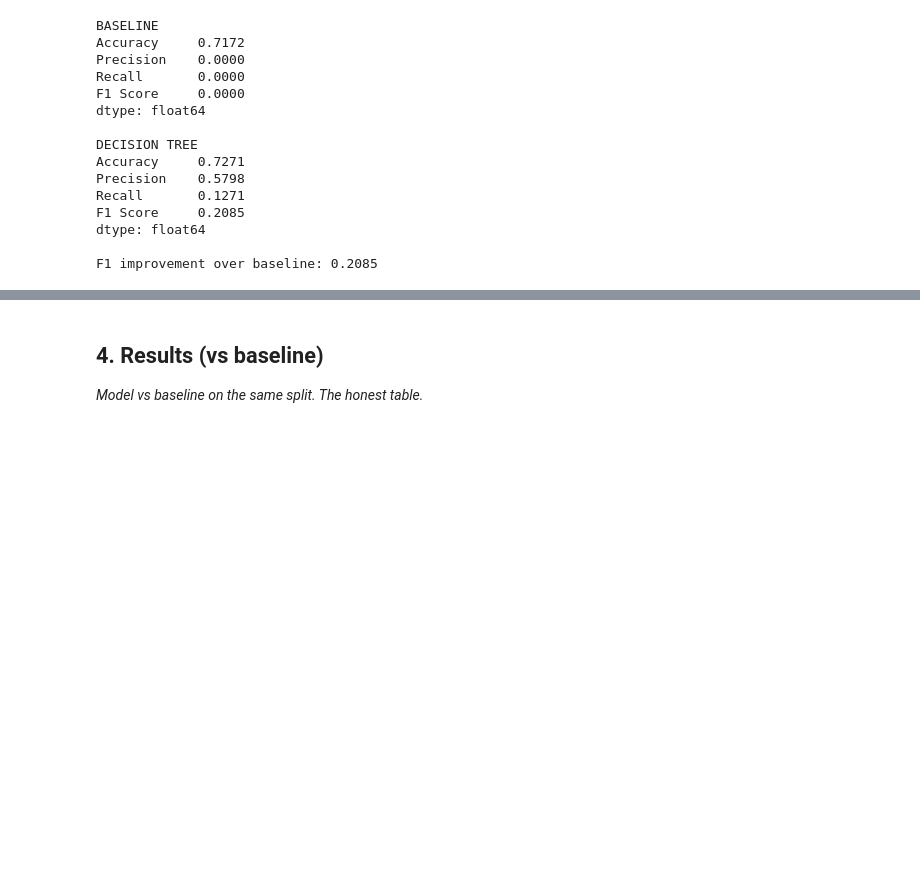
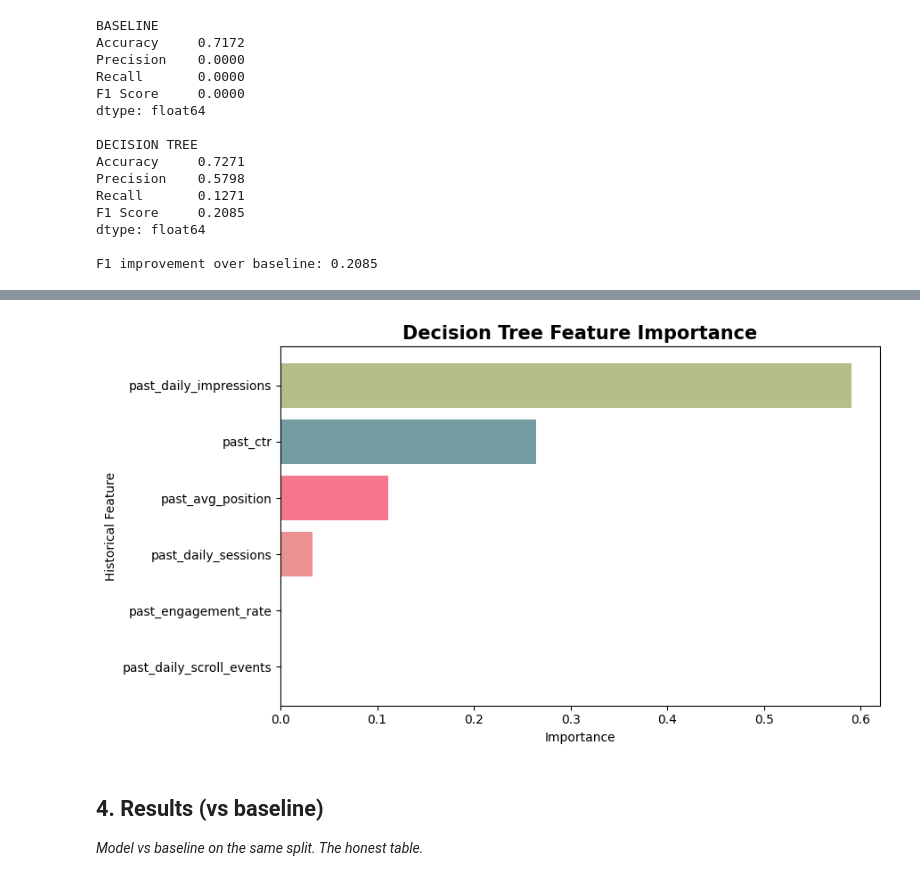
Before and after one commit to pakizahassan/flyrank-ml-internship, a Jupyter notebook: work/notebooks/capstone.ipynb, the cells around one changed output, grey strips where cells are left out. Drawn from its saved outputs; the diff is of its cells as text; code cells hidden in the pictures; blank space fills up the shorter version.

```diff
--- a/work/notebooks/capstone.ipynb
+++ b/work/notebooks/capstone.ipynb
@@ -1104,0 +1206,12 @@ F1 improvement over baseline: 0.2085
+# %%
+feature_importance = pd.DataFrame({
+    "Feature": model_features,
+    "Importance": model.feature_importances_
+}).sort_values(
+    "Importance",
+    ascending=False
+)
+
+display(
+    feature_importance.round(4)
+)
@@ -1105,3 +1226,39 @@ F1 improvement over baseline: 0.2085
+# %%
+importance_plot = (
+    feature_importance
+    .sort_values("Importance")
+)
+
+colors = [
+    "#749da1",
+    "#b4be89",
+    "#eb9191",
+    "#f5768d",
+    "#749da1",
+    "#b4be89"
+]
+
+plt.figure(figsize=(9, 5))
+
+plt.barh(
+    importance_plot["Feature"],
+    importance_plot["Importance"],
+    color=colors
+)
+
+plt.title(
+    "Decision Tree Feature Importance",
+    fontsize=15,
+    fontweight="bold"
+)
+
+plt.xlabel("Importance")
+plt.ylabel("Historical Feature")
+
+plt.tight_layout()
+plt.show()
+# %% [output]
+[figure, added]
 # %% [markdown]
 ## 4. Results (vs baseline)
 
```
Also changed, not shown: parts of 5 cells of this notebook.
